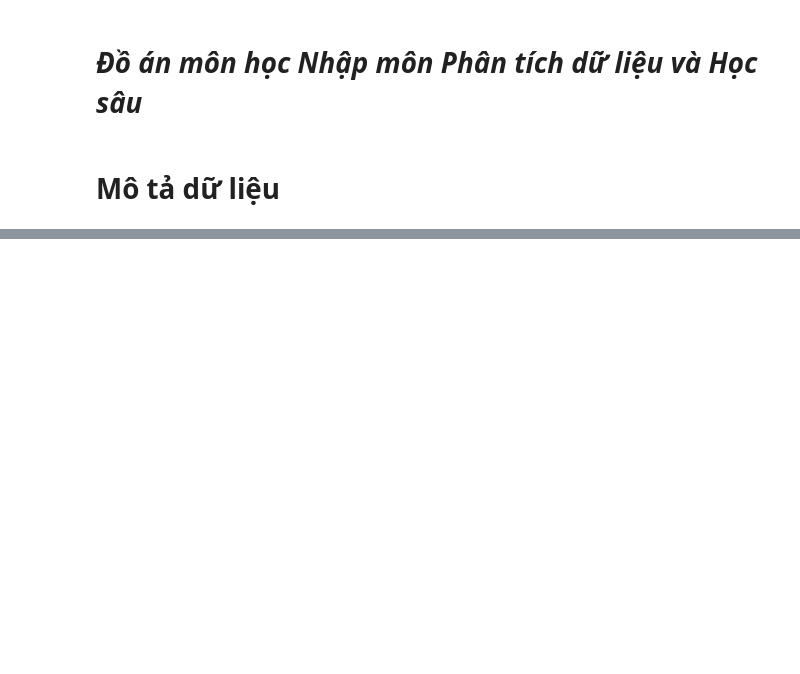
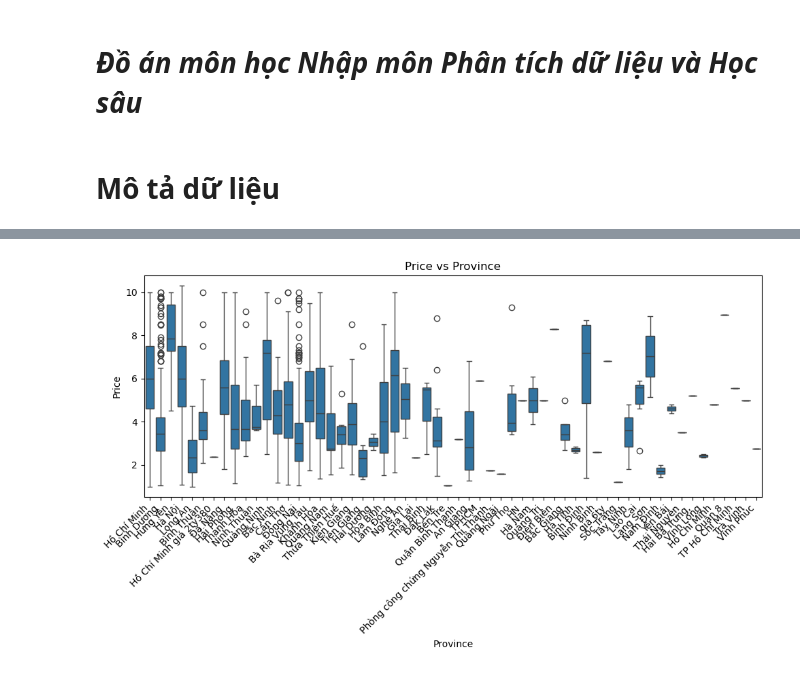
Before and after one commit to JohndayN/DoAnPTDLvHS, a Jupyter notebook: DoAn.ipynb, the cells around one changed output, grey strips where cells are left out. Cells and saved outputs as stored; diff of their text form; code cells hidden in the pictures; blank space fills up the shorter version.

```diff
--- a/DoAn.ipynb
+++ b/DoAn.ipynb
@@ -150,0 +159,11 @@ Tên các cột trong dữ liệu: Index(['Address', 'Area', 'Frontage', 'Access
+# %%
+#Loại bỏ các dữ liệu null
+df.fillna({"Legal status": "None", "Furniture state": "None"}, inplace=True)
+df.drop("House direction", inplace = True, axis = 1)
+df.drop("Balcony direction", inplace = True, axis = 1)
+# %%
+#Tạo ra hai cột Province và Project
+df["Province"] = df["Address"].str.split(", ").str[-1].str.replace(".", "")
+df["Project"] = df["Address"].str.lower().str.contains("dự án").map({True: 1, False: 0})
+
+df.head()
@@ -150,0 +177,11 @@ Tên các cột trong dữ liệu: Index(['Address', 'Area', 'Frontage', 'Access
+# %%
+#Tạo boxplot phân tích Price vs Province
+plt.figure(figsize=(10, 6))
+sns.boxplot(x="Province", y="Price", data=df)
+plt.title("Price vs Province")
+plt.xticks(rotation=45, ha="right")
+
+plt.tight_layout()
+plt.show()
+# %% [output]
+[figure, added]
```
Also changed, not shown: parts of 13 cells of this notebook.
